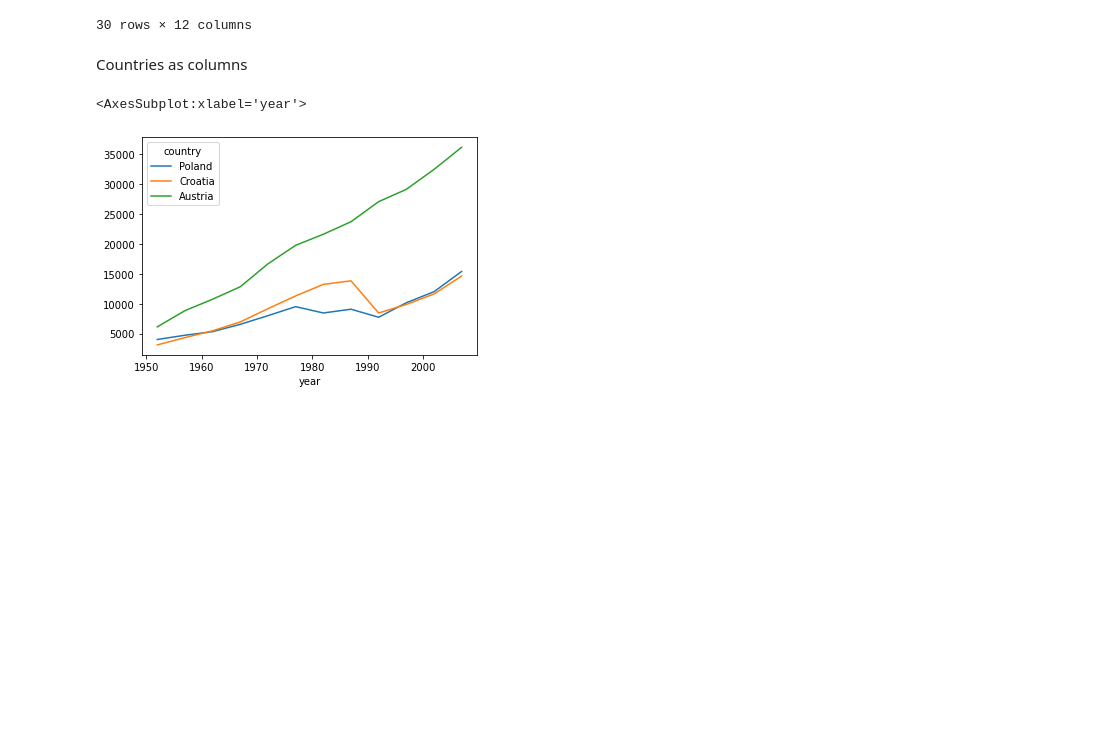
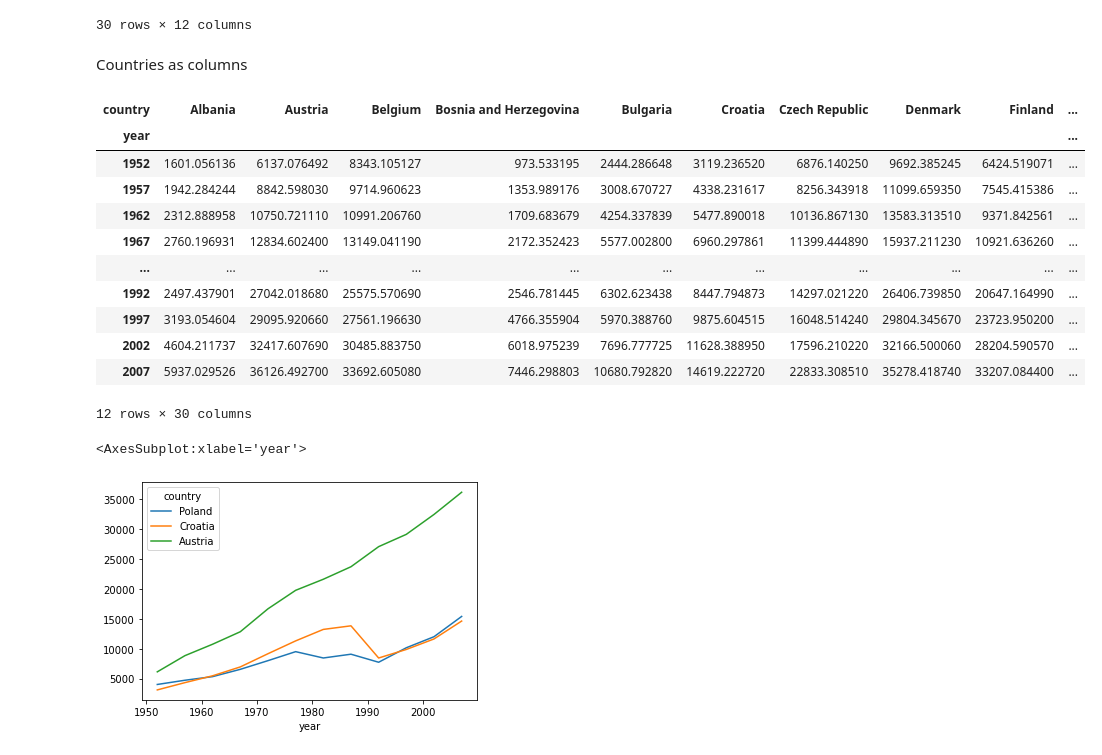
Before and after one commit to btel/2021-03-29-uj-python, a Jupyter notebook: introduction_to_pandas.ipynb, the cells around one changed output. Cells and saved outputs as stored; diff of their text form; code cells hidden in the pictures; blank space fills up the shorter version.

```diff
--- a/introduction_to_pandas.ipynb
+++ b/introduction_to_pandas.ipynb
@@ -546,6 +565,20 @@ wide_gdp
 Countries as columns
 # %%
 wide_gdp_years = tidy_gdp.pivot(index='year', columns='country', values='value')
+wide_gdp_years
+# %% [output]
+| country | Albania | Austria | Belgium | Bosnia and Herzegovina | Bulgaria | Croatia | Czech Republic | Denmark | Finland | ... |
+| year |  |  |  |  |  |  |  |  |  | ... |
+| 1952 | 1601.056136 | 6137.076492 | 8343.105127 | 973.533195 | 2444.286648 | 3119.236520 | 6876.140250 | 9692.385245 | 6424.519071 | ... |
+| 1957 | 1942.284244 | 8842.598030 | 9714.960623 | 1353.989176 | 3008.670727 | 4338.231617 | 8256.343918 | 11099.659350 | 7545.415386 | ... |
+| 1962 | 2312.888958 | 10750.721110 | 10991.206760 | 1709.683679 | 4254.337839 | 5477.890018 | 10136.867130 | 13583.313510 | 9371.842561 | ... |
+| 1967 | 2760.196931 | 12834.602400 | 13149.041190 | 2172.352423 | 5577.002800 | 6960.297861 | 11399.444890 | 15937.211230 | 10921.636260 | ... |
+| ... | ... | ... | ... | ... | ... | ... | ... | ... | ... | ... |
+| 1992 | 2497.437901 | 27042.018680 | 25575.570690 | 2546.781445 | 6302.623438 | 8447.794873 | 14297.021220 | 26406.739850 | 20647.164990 | ... |
+| 1997 | 3193.054604 | 29095.920660 | 27561.196630 | 4766.355904 | 5970.388760 | 9875.604515 | 16048.514240 | 29804.345670 | 23723.950200 | ... |
+| 2002 | 4604.211737 | 32417.607690 | 30485.883750 | 6018.975239 | 7696.777725 | 11628.388950 | 17596.210220 | 32166.500060 | 28204.590570 | ... |
+| 2007 | 5937.029526 | 36126.492700 | 33692.605080 | 7446.298803 | 10680.792820 | 14619.222720 | 22833.308510 | 35278.418740 | 33207.084400 | ... |
+12 rows × 30 columns
 # %%
 wide_gdp_years[["Poland", "Croatia", "Austria"]].plot()
 # %% [output]
```
Also changed, not shown: parts of 40 cells of this notebook, 2 other files.
